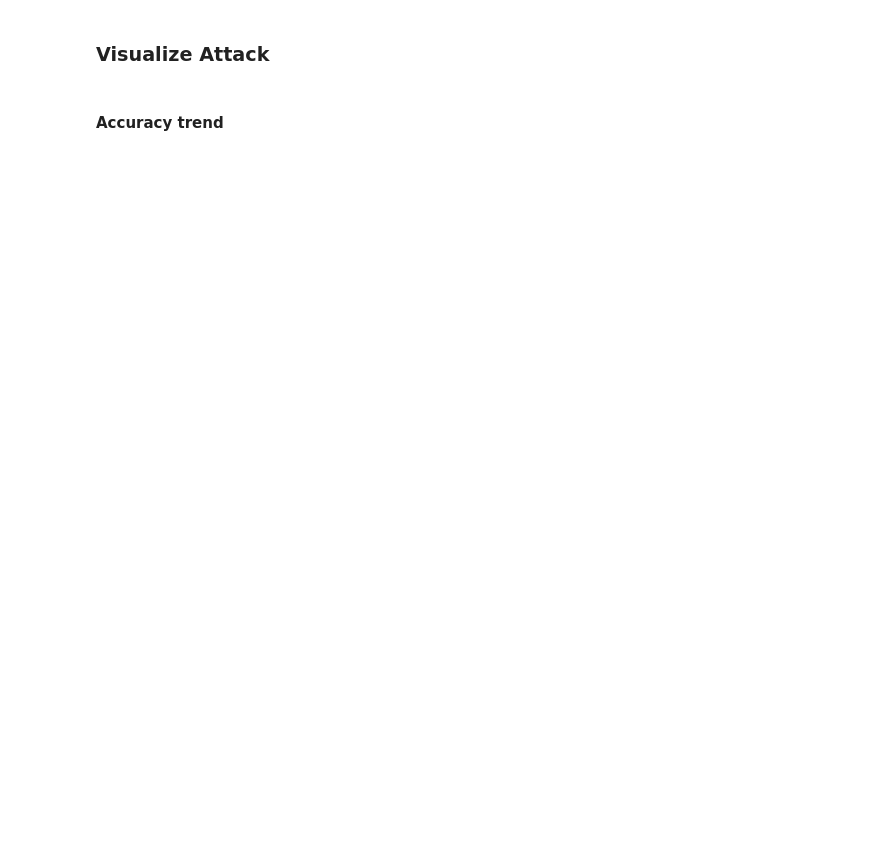
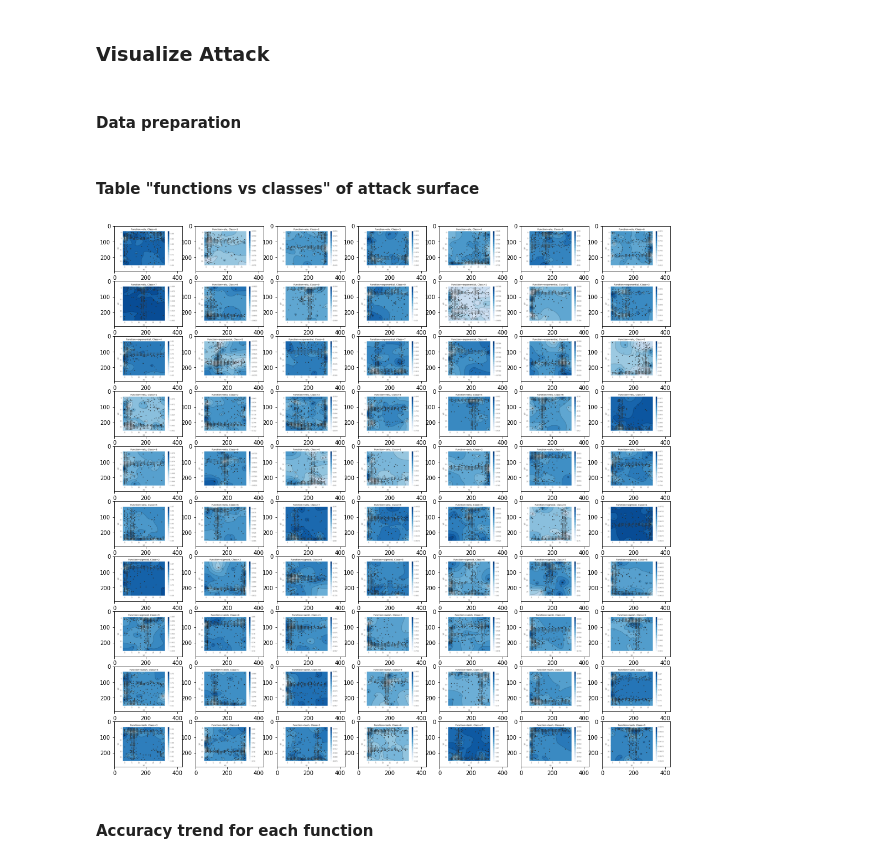
Before and after one commit to mattia93/armadillo, a Jupyter notebook: riccardo_facciotti_cima/nn_robustness_experiment_1/first_experiment.ipynb, the cells around one changed output. Drawn from its saved outputs; the diff is of its cells as text; code cells hidden in the pictures; blank space fills up the shorter version.

```diff
--- a/riccardo_facciotti_cima/nn_robustness_experiment_1/first_experiment.ipynb
+++ b/riccardo_facciotti_cima/nn_robustness_experiment_1/first_experiment.ipynb
@@ -148,7 +124,7 @@ def objective(trial, m, test, current_class):
 
     xp = trial.suggest_int("xp", MIN_XP, MAX_XP)
     yp = trial.suggest_int("yp", MIN_YP, MAX_XP)
-    value = trial.suggest_uniform("value", MIN_PIXEL_VALUE, MAX_PIXEL_VALUE)
+    value = trial.suggest_uniform("zp", MIN_ZP, MAX_ZP)
 
     new_test_labels = np.zeros((test.shape[0],10))
     new_test_labels[:,current_class] = 1
@@ -162,17 +138,6 @@ def objective(trial, m, test, current_class):
 
 def print_best_callback(study, trial):
     print(f"#Trial: {trial.number}, Best value: {study.best_value}, Best params: {study.best_trial.params}")
-
-def save_result_callback(study, trial):
-    n = int(N_TRIALS/N_CHECKPOINTS)
-    if trial.number % n == n-1:
-        print("_____________")
-        first_index = int((N_CHECKPOINTS - (N_TRIALS-trial.number-1)/n)-1)
-        print(f"({N_CHECKPOINTS} - ( {N_TRIALS} - {trial.number} - 1) / {n}) - 1 = {first_index}")
-        checkpoint[first_index,0,i] = study.best_value
-        checkpoint[first_index,1,i] = study.best_trial.params["xp"]
-        checkpoint[first_index,2,i] = study.best_trial.params["yp"]
-        checkpoint[first_index,3,i] = study.best_trial.params["value"]
 # %% [markdown]
 ### Perform Attack
 # %%
@@ -239,2 +165,4 @@ _____________
 # %% [markdown]
 ### Visualize Attack
+# %% [markdown]
+#### Data preparation
@@ -241,3 +226,15 @@ _____________
+# %% [markdown]
+#### Table "functions vs classes" of attack surface
+# %%
+fig, axes = plt.subplots(nrows=rows, ncols=columns, figsize=(18,18))
+img_count = 0
+for i in range(rows):
+    for j in range(columns):
+        if img_count < len(image_list):
+            axes[i, j].imshow(image_list[img_count])
+            img_count+=1
+# %% [output]
+[figure, added]
 # %% [markdown]
-#### Accuracy trend
+#### Accuracy trend for each function
 # %%
```
Also changed, not shown: parts of 14 cells of this notebook, 2 other files.
